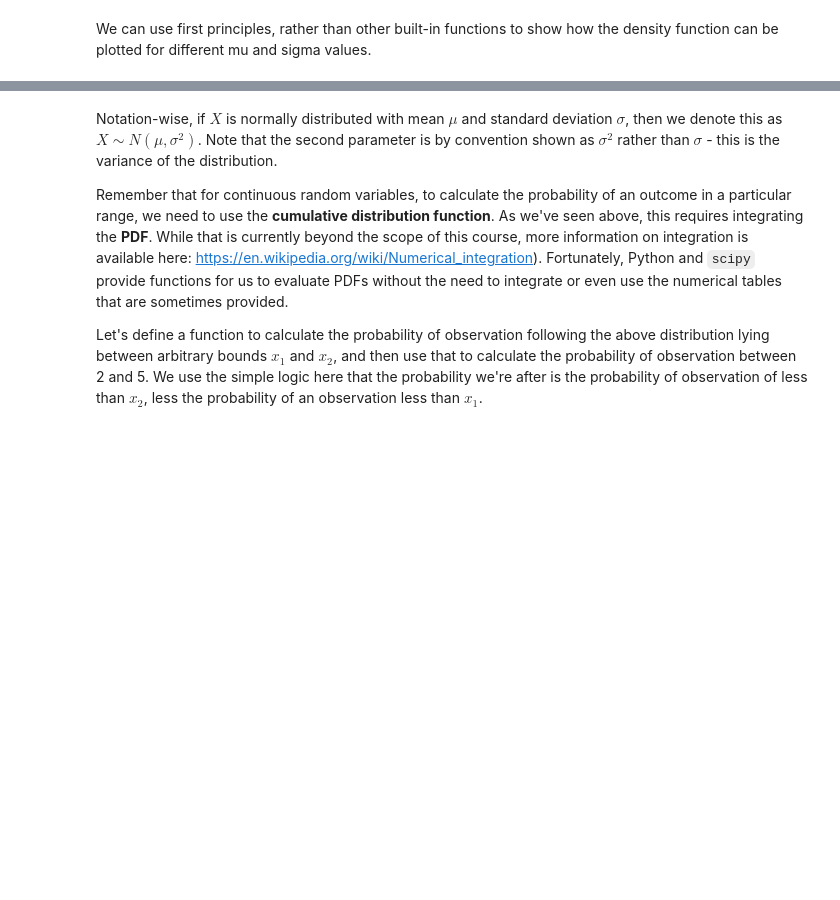
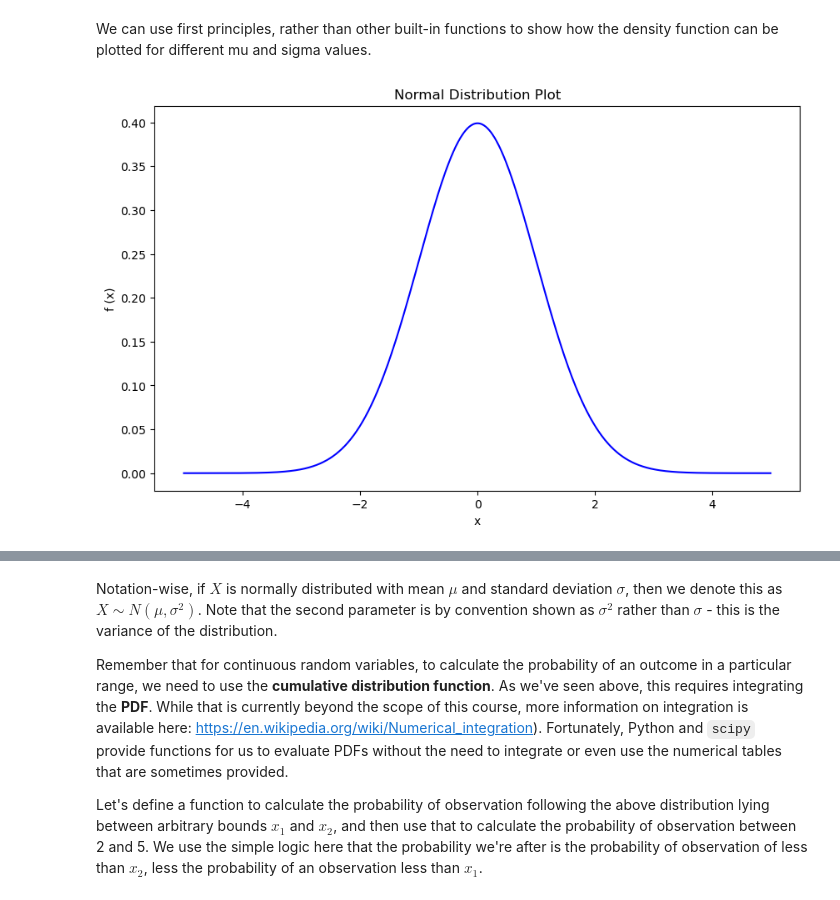
Before and after one commit to JackronyK/Python, a Jupyter notebook: Notebooks/Week 06/Statistics_probability_and_distributions_examples.ipynb, the cells around one changed output, grey strips where cells are left out. Cells and saved outputs as stored; diff of their text form; code cells hidden in the pictures; blank space fills up the shorter version.

```diff
--- a/Notebooks/Week 06/Statistics_probability_and_distributions_examples.ipynb
+++ b/Notebooks/Week 06/Statistics_probability_and_distributions_examples.ipynb
@@ -292,12 +292,17 @@ We can use first principles, rather than other built-in functions to show how th
 # %%
 # Standard normal distribution plot
 x = np.arange(-5,5,0.01)     # range of values for z
 mu = 0                       # mu = 0 for standard normal
 sigma = 1                    # mu = 1 for standard normal
 
 # now calculate f(x)
 f = 1 / np.sqrt ((2 * np.pi * sigma ** 2)) * np.exp (-0.5 * ((x - mu) / sigma) ** 2)
 
 plt.rcParams["figure.figsize"] = (10,6)
-plt.plot(x,f,'k')
+plt.plot(x,f,'b')
+plt.title('Normal Distribution Plot')
+plt.xlabel('x')
+plt.ylabel('f (x)')
 plt.show()
+# %% [output]
+[figure, added]
```
Also changed, not shown: parts of 16 cells of this notebook, 28 other files.
